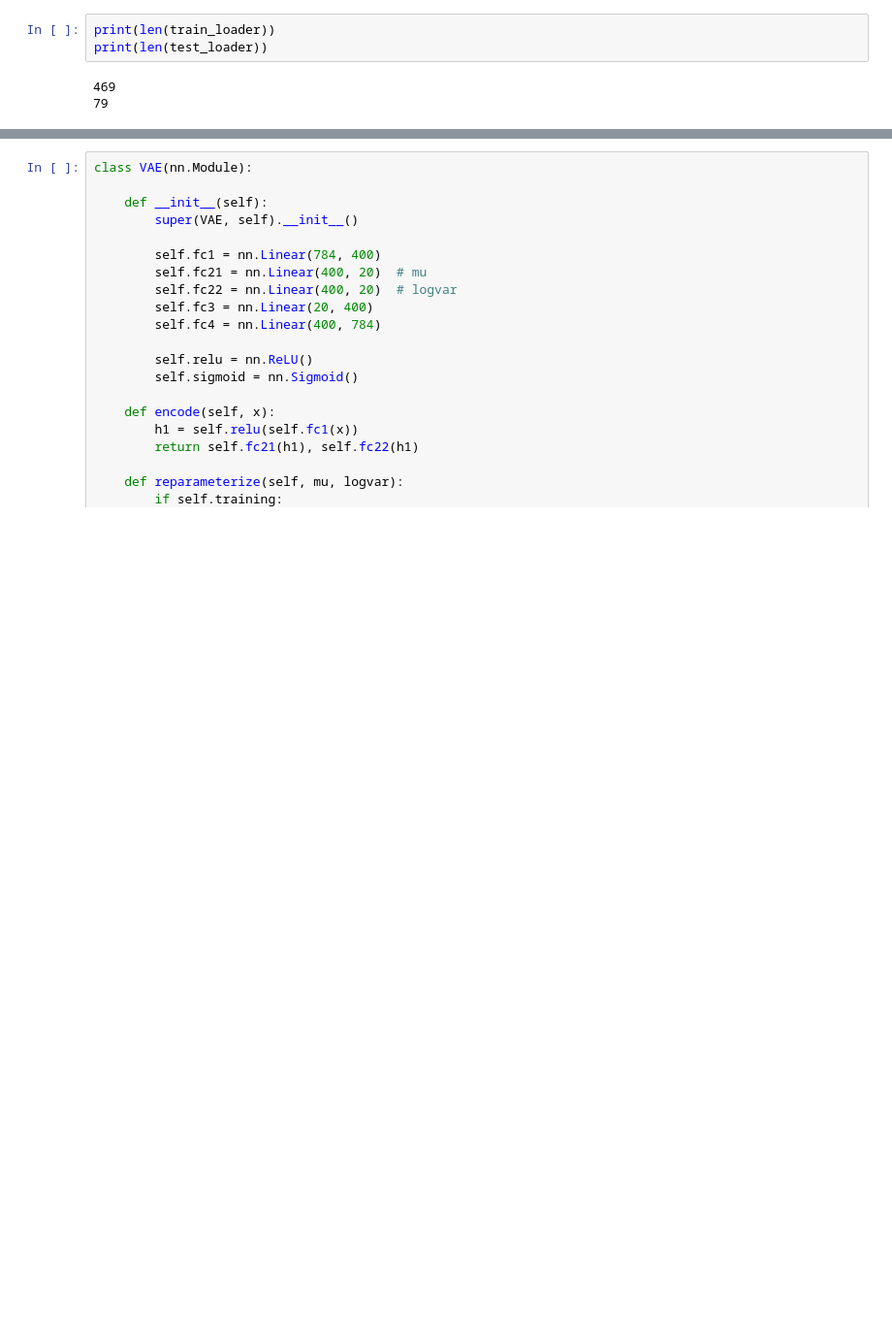
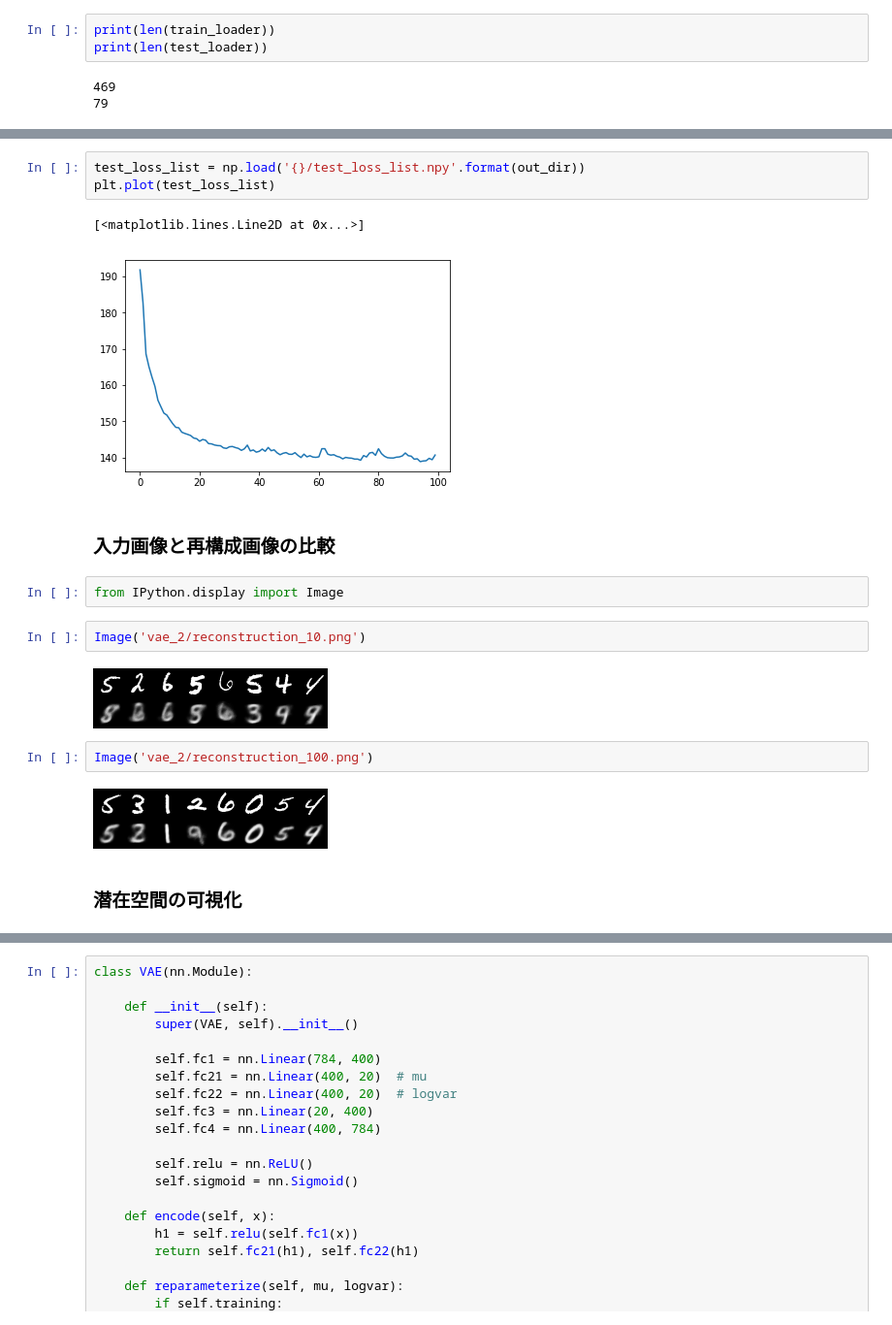
Before and after one commit to aidiary/pytorch-examples, a Jupyter notebook: notebooks/180221-variational-autoencoder.ipynb, the cells around one changed output, grey strips where cells are left out. Shown at 97% size. Drawn from its saved outputs; the diff is of its cells as text; blank space fills up the shorter version.

```diff
--- a/notebooks/180221-variational-autoencoder.ipynb
+++ b/notebooks/180221-variational-autoencoder.ipynb
@@ -64,0 +235,20 @@ print(len(test_loader))
+# %%
+test_loss_list = np.load('{}/test_loss_list.npy'.format(out_dir))
+plt.plot(test_loss_list)
+# %% [output]
+[<matplotlib.lines.Line2D at 0x...>]
+[figure, added]
+# %% [markdown]
+### 入力画像と再構成画像の比較
+# %%
+from IPython.display import Image
+# %%
+Image('vae_2/reconstruction_10.png')
+# %% [output]
+[figure, added]
+# %%
+Image('vae_2/reconstruction_100.png')
+# %% [output]
+[figure, added]
+# %% [markdown]
+### 潜在空間の可視化
```
Also changed, not shown: parts of 41 cells of this notebook.
